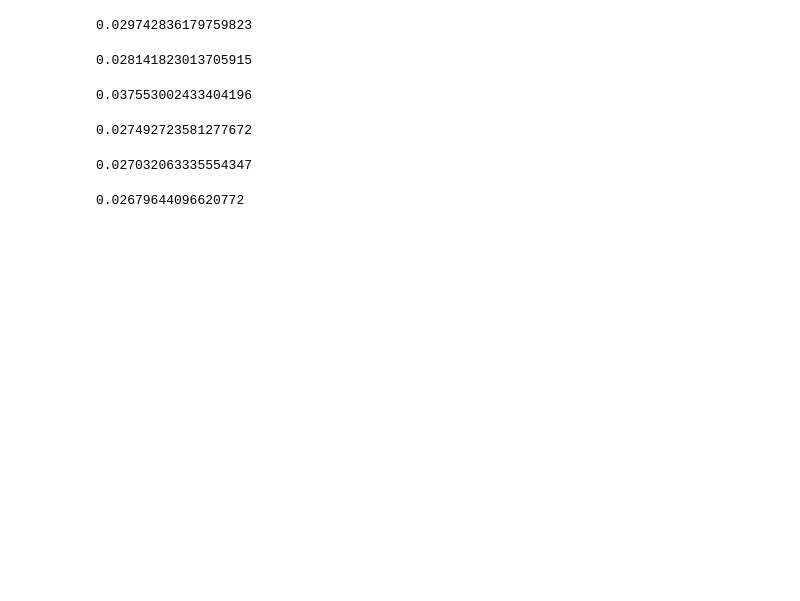
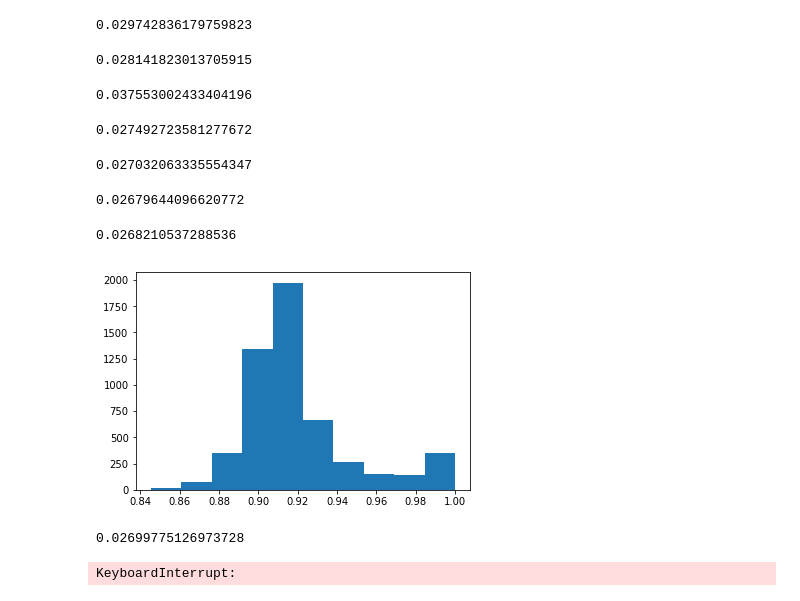
Before and after one commit to emilyjia/cs181-s19-practicals, a Jupyter notebook: P1/tuning.ipynb, the cells around one changed output. Saved outputs shown, nothing was run; the diff lists cells and outputs as text; code cells hidden in the pictures; blank space fills up the shorter version.

```diff
--- a/P1/tuning.ipynb
+++ b/P1/tuning.ipynb
@@ -165,3 +165,22 @@ kfold(10, KNR(n_neighbors=30, weights='uniform', algorithm='kd_tree'), train)
 kfold(10, RFR(n_estimators=1000), train)
 # %% [output]
 0.02679644096620772
+# %%
+kfold(10, BR(n_estimators=1000), train)
+# %% [output]
+0.0268210537288536
+# %%
+x =list(train.iloc[:, -1])
+# %%
+plt.hist(x)
+plt.show()
+# %% [output]
+[figure, added]
+# %%
+kfold(10, RFR(n_estimators=100), train)
+# %% [output]
+0.02699775126973728
+# %%
+kfold(10, RFR(n_estimators=200, min_samples_leaf=100), train)
+# %% [output]
+KeyboardInterrupt:
```
Also changed, not shown: parts of 14 cells of this notebook, 4 other files.
